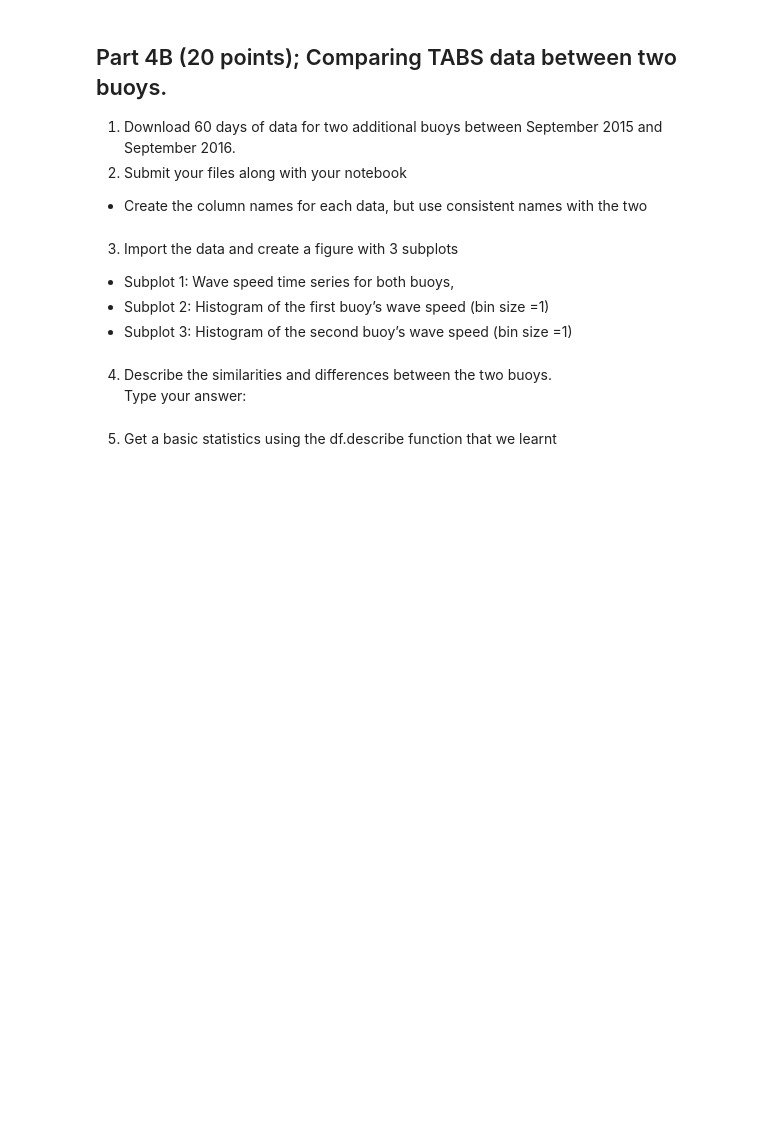
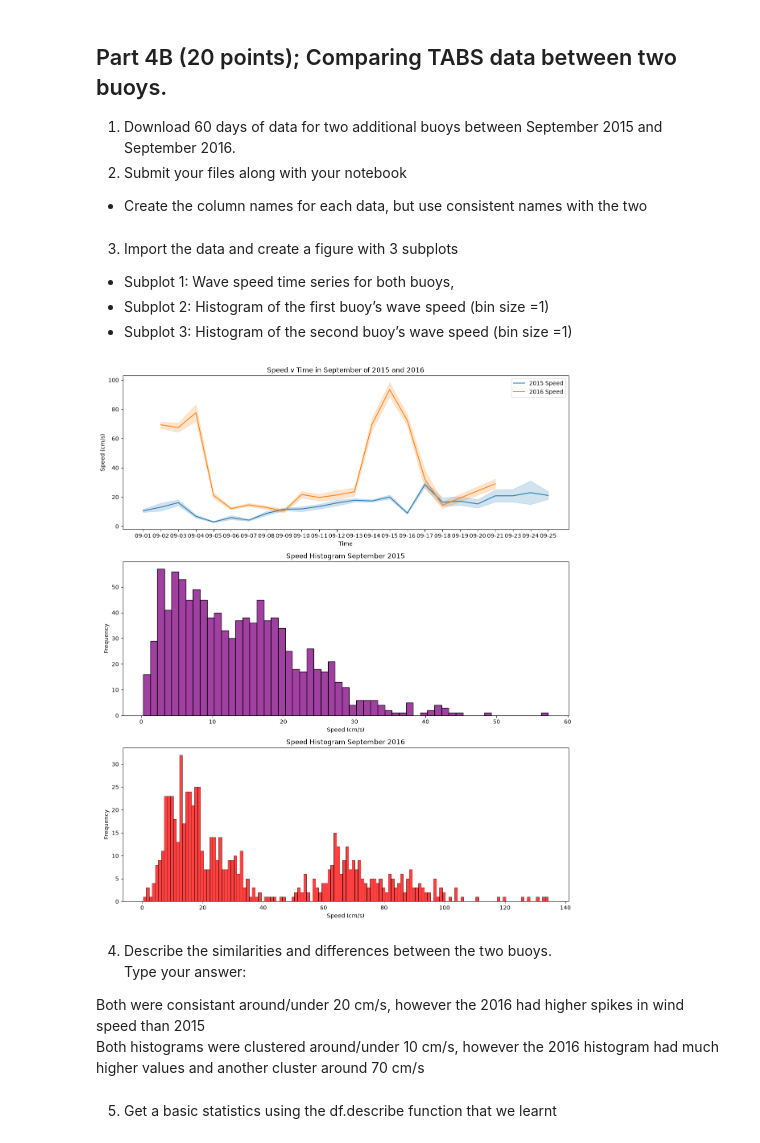
Before and after one commit to MicroTeaspoon/OCNG470, a Jupyter notebook: Lab4/Lab 4_assignment_python-1.ipynb, the cells around one changed output. Saved outputs shown, nothing was run; the diff lists cells and outputs as text; code cells hidden in the pictures; blank space fills up the shorter version.

```diff
--- a/Lab4/Lab 4_assignment_python-1.ipynb
+++ b/Lab4/Lab 4_assignment_python-1.ipynb
@@ -75,9 +145,63 @@ Type your answer:
 - Subplot 1: Wave speed time series for both buoys,
 - Subplot 2: Histogram of the first buoy’s wave speed (bin size =1)
 - Subplot 3: Histogram of the second buoy’s wave speed (bin size =1)
+# %%
+tabs_15 = pd.read_csv(r'C:\Users\noahr\Documents\Python Scripts\OCNG470\Lab4\TABS_buoyD_sep2015.txt', sep=r'\s+')
+
+tabs_15.columns = ['Date', 'Time','East', 'North', 'Speed', 'Dir', 'WaterTemp']
+
+tabs_15['DateTime'] = pd.to_datetime(tabs_15['Date'] + ' ' + tabs_15['Time'])
+
+tabs_15['DateTimeNoYear'] = tabs_15['DateTime'].dt.strftime('%m-%d')
+
+
+tabs_16 = pd.read_csv(r'C:\Users\noahr\Documents\Python Scripts\OCNG470\Lab4\TABS_buoyD_sep2016.txt', sep=r'\s+')
+
+tabs_16.columns = ['Date', 'Time','East', 'North', 'Speed', 'Dir', 'WaterTemp']
+
+tabs_16['DateTime'] = pd.to_datetime(tabs_16['Date'] + ' ' + tabs_16['Time'])
+
+tabs_16['DateTimeNoYear'] = tabs_16['DateTime'].dt.strftime('%m-%d')
+# %%
+fig, axes = plt.subplots(3, 1, figsize=(12, 14))
+
+# Subplot 1: 2015 and 2016 speed time series
+sns.lineplot(data=tabs_15, x='DateTimeNoYear', y='Speed', ax=axes[0], label='2015 Speed')
+sns.lineplot(data=tabs_16, x='DateTimeNoYear', y='Speed',  ax=axes[0], label='2016 Speed')
+axes[0].set_xlabel('Time')
+axes[0].set_ylabel('Speed (cm/s)')
+axes[0].set_title('Speed v Time in September of 2015 and 2016')
+axes[0].legend()
+
+# Subplot 2: Histogram of Speed 2015 (0 to 120 cm/s, bin size = 1)
+
+bins = np.arange(min(tabs_15['Speed']), max(tabs_15['Speed']) + 1, 1)
+
+sns.histplot(data=tabs_15, x='Speed', bins=bins, ax=axes[1], color='purple', kde=False)
+axes[1].set_xlabel('Speed (cm/s)')
+axes[1].set_ylabel('Frequency')
+axes[1].set_title('Speed Histogram September 2015')
+
+# Subplot 3: Histogram of Speed 2016 (0 to 120 cm/s, bin size = 1)
+
+bins = np.arange(min(tabs_16['Speed']), max(tabs_16['Speed']) + 1, 1)
+
+sns.histplot(data=tabs_16, x='Speed', bins=bins, ax=axes[2], color='red', kde=False)
+axes[2].set_xlabel('Speed (cm/s)')
+axes[2].set_ylabel('Frequency')
+axes[2].set_title('Speed Histogram September 2016')
+
+# Adjust layout to prevent overlap
+plt.tight_layout()
+plt.show()
+# %% [output]
+[figure, added]
 # %% [markdown]
 4.	Describe the similarities and differences between the two buoys.\
 Type your answer:
+
+Both were consistant around/under 20 cm/s, however the 2016 had higher spikes in wind speed than 2015\
+Both histograms were clustered around/under 10 cm/s, however the 2016 histogram had much higher values and another cluster around 70 cm/s
 # %% [markdown]
 5. Get a basic statistics using the df.describe function that we learnt
 # %%
```
Also changed, not shown: parts of 12 cells of this notebook, 2 other files.
